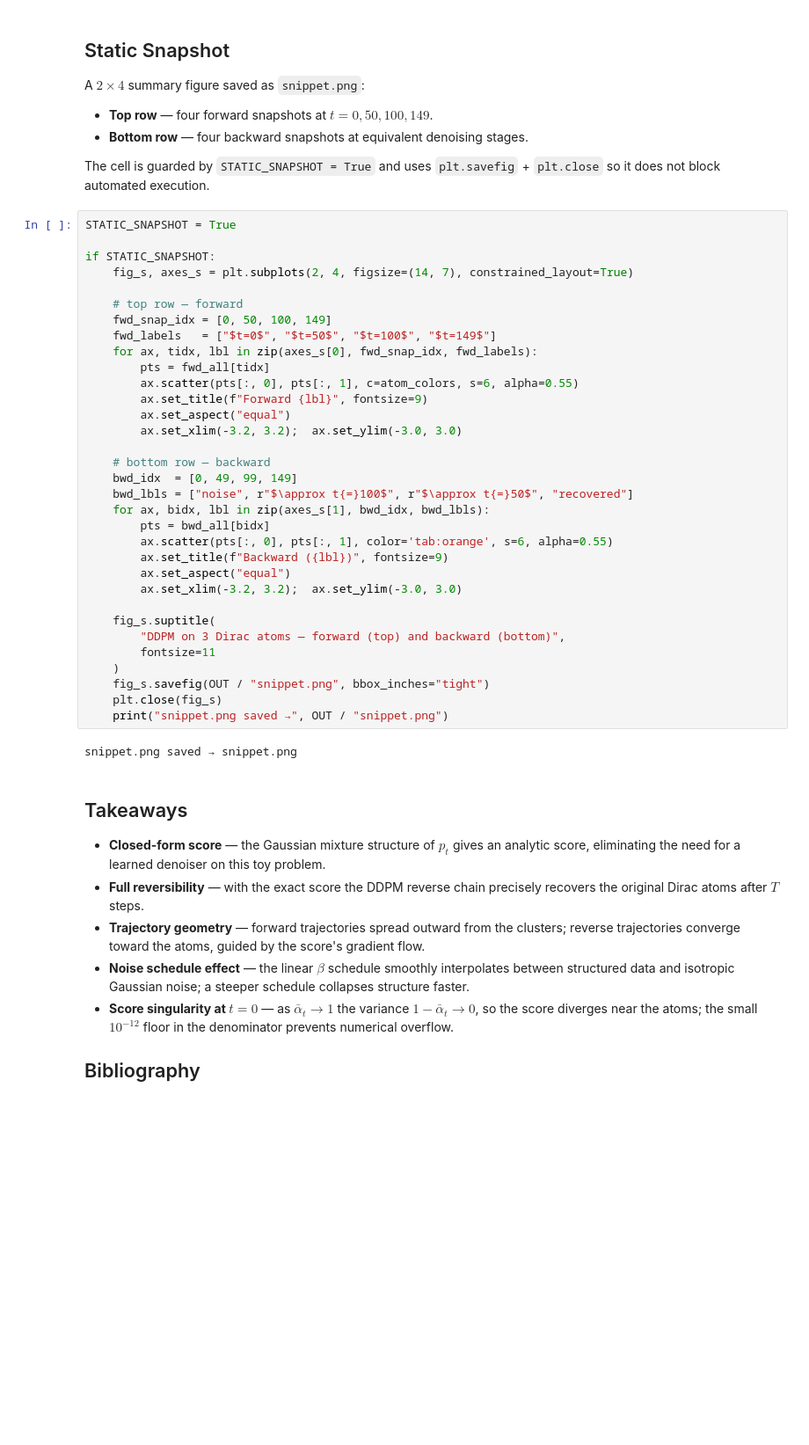
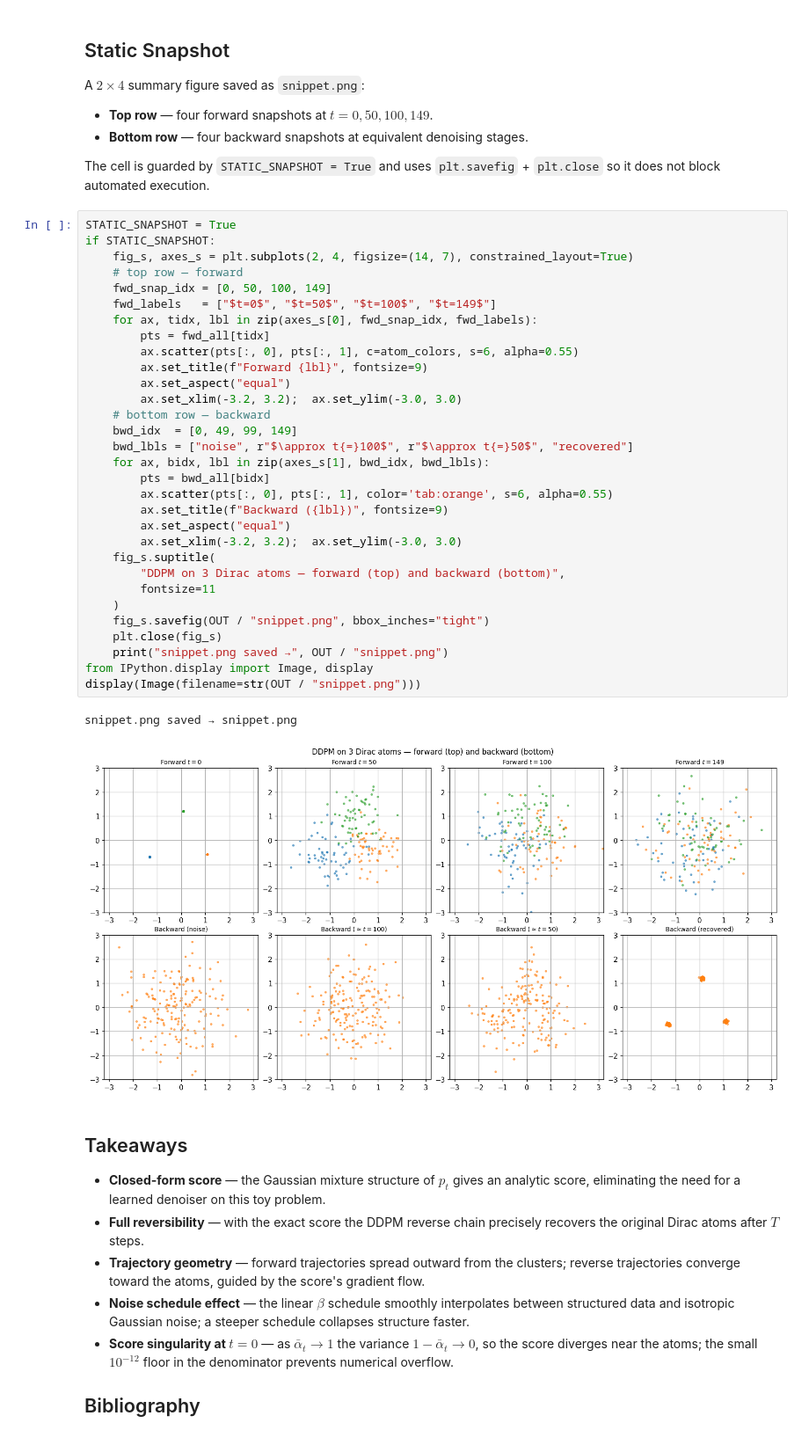
Before and after one commit to gpeyre/mathematical-nexus, a Jupyter notebook: python/diffusion-models-toy/diffusion-models-toy.ipynb, the cells around one changed output. Shown at 88% size. Drawn from its saved outputs; the diff is of its cells as text; blank space fills up the shorter version.

```diff
--- a/python/diffusion-models-toy/diffusion-models-toy.ipynb
+++ b/python/diffusion-models-toy/diffusion-models-toy.ipynb
@@ -310,39 +311,38 @@ The cell is guarded by `STATIC_SNAPSHOT = True` and uses `plt.savefig` + `plt.cl
 so it does not block automated execution.
 # %%
 STATIC_SNAPSHOT = True
-
 if STATIC_SNAPSHOT:
     fig_s, axes_s = plt.subplots(2, 4, figsize=(14, 7), constrained_layout=True)
-
     # top row — forward
     fwd_snap_idx = [0, 50, 100, 149]
     fwd_labels   = ["$t=0$", "$t=50$", "$t=100$", "$t=149$"]
     for ax, tidx, lbl in zip(axes_s[0], fwd_snap_idx, fwd_labels):
         pts = fwd_all[tidx]
         ax.scatter(pts[:, 0], pts[:, 1], c=atom_colors, s=6, alpha=0.55)
         ax.set_title(f"Forward {lbl}", fontsize=9)
         ax.set_aspect("equal")
         ax.set_xlim(-3.2, 3.2);  ax.set_ylim(-3.0, 3.0)
-
     # bottom row — backward
     bwd_idx  = [0, 49, 99, 149]
     bwd_lbls = ["noise", r"$\approx t{=}100$", r"$\approx t{=}50$", "recovered"]
     for ax, bidx, lbl in zip(axes_s[1], bwd_idx, bwd_lbls):
         pts = bwd_all[bidx]
         ax.scatter(pts[:, 0], pts[:, 1], color='tab:orange', s=6, alpha=0.55)
         ax.set_title(f"Backward ({lbl})", fontsize=9)
         ax.set_aspect("equal")
         ax.set_xlim(-3.2, 3.2);  ax.set_ylim(-3.0, 3.0)
-
     fig_s.suptitle(
         "DDPM on 3 Dirac atoms — forward (top) and backward (bottom)",
         fontsize=11
     )
     fig_s.savefig(OUT / "snippet.png", bbox_inches="tight")
     plt.close(fig_s)
     print("snippet.png saved →", OUT / "snippet.png")
+from IPython.display import Image, display
+display(Image(filename=str(OUT / "snippet.png")))
 # %% [output]
 snippet.png saved → snippet.png
+[figure, added]
 # %% [markdown]
 ## Takeaways
 
```
Also changed, not shown: parts of 1 cell of this notebook, 5 other files.
